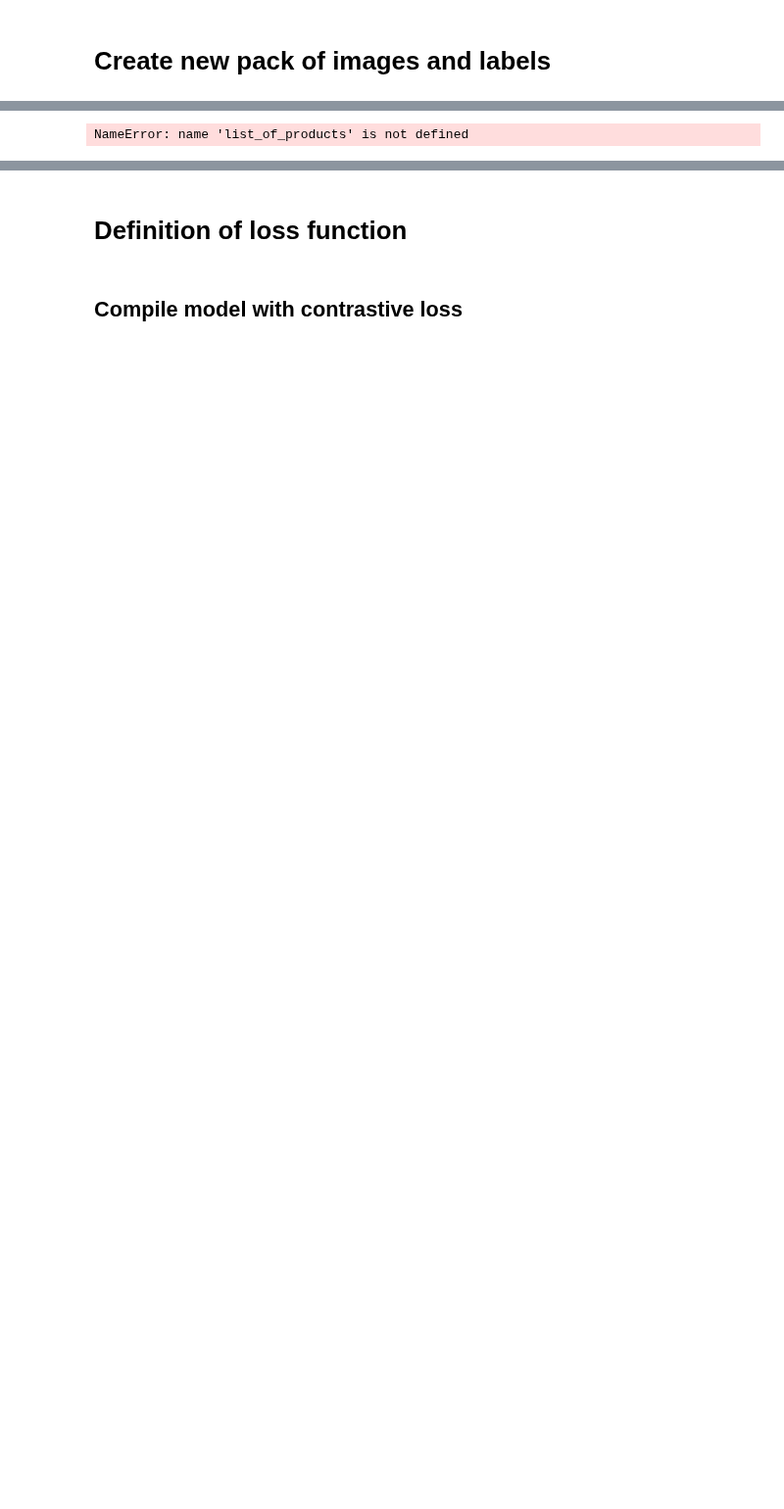
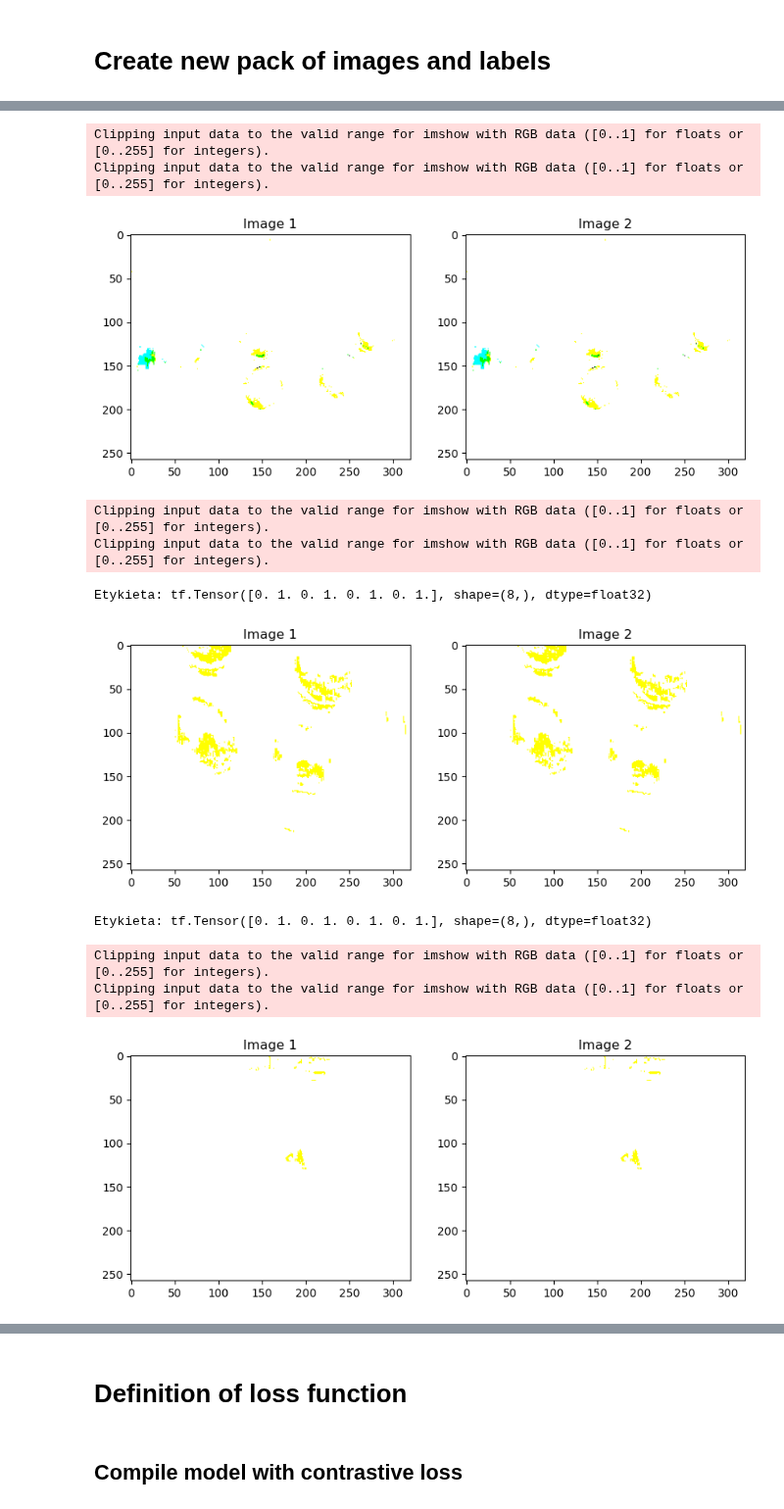
Before and after one commit to c100rczyk/Team_project_PWR, a Jupyter notebook: Contrastive_loss.ipynb, the cells around one changed output, grey strips where cells are left out. Shown at 98% size. Drawn from its saved outputs; the diff is of its cells as text; code cells hidden in the pictures; blank space fills up the shorter version.

Commit message:
Finding Subfolders in dataset, solved problem with data structure

```diff
--- a/Contrastive_loss.ipynb
+++ b/Contrastive_loss.ipynb
@@ -22,6 +17,6 @@ There are no subclasses
 #HYPERPARAMETERS
 
 epochs = 10
-batch_size = 16
+batch_size = 8
 margin = 1 # margin for contrastive loss
 # %% [markdown]
@@ -95,10 +99,7 @@ class ContrastiveGenerator:
 # %% [markdown]
 # Create object for creating dataset
 # %%
-path = r"Fruits_test"
-number_of_samples = 2
+path = r"/home/c100rczyk/VSCode/InsERT/Fruits"
+number_of_samples = 32
 generator = ContrastiveGenerator(path, number_of_samples)
-# for positive_pair, negative_pair in generator.get_next_element():
-#     print(positive_pair)
-#     print(negative_pair)
 # %% [output]
@@ -155,10 +153,7 @@ NameError: name 'list_of_products' is not defined
 # %% [markdown]
 # Create new pack of images and labels
 # %%
-list_of_products = generate_new_pack_of_images()
-# print(list_of_products[0])
+touple_of_products = generate_new_pack_of_images()
 
-X = np.array([item[:-1] for item in list_of_products])
-y = np.array([item[-1] for item in list_of_products])
-print(X)
+print(touple_of_products)
 # %% [output]
@@ -168,19 +163,29 @@ NameError: name 'dataset' is not defined
 # %%
 # wyświetlenie obrazów:
 import numpy
-(img1, img2), label = list_of_products[0]
+for img1, label in touple_of_products:
 
-plt.figure(figsize=(10, 5))
+    plt.figure(figsize=(10, 5))
 
-# Obraz 1
-plt.subplot(1, 2, 1)
-plt.imshow(img1)
-plt.title('Image 1')
-# Obraz 2
-plt.subplot(1, 2, 2)
-plt.imshow(img2)
-plt.title('Image 2')
-plt.show()
-print("Etykieta:", label)
+    # Obraz 1
+    plt.subplot(1, 2, 1)
+    plt.imshow(img1[0][0])
+    plt.title('Image 1')
+    # Obraz 2
+    plt.subplot(1, 2, 2)
+    plt.imshow(img1[0][1])
+    plt.title('Image 2')
+    plt.show()
+    print("Etykieta:", label)
 # %% [output]
-NameError: name 'list_of_products' is not defined
+Clipping input data to the valid range for imshow with RGB data ([0..1] for floats or [0..255] for integers).
+Clipping input data to the valid range for imshow with RGB data ([0..1] for floats or [0..255] for integers).
+[figure, added]
+Clipping input data to the valid range for imshow with RGB data ([0..1] for floats or [0..255] for integers).
+Clipping input data to the valid range for imshow with RGB data ([0..1] for floats or [0..255] for integers).
+Etykieta: tf.Tensor([0. 1. 0. 1. 0. 1. 0. 1.], shape=(8,), dtype=float32)
+[figure, added]
+Etykieta: tf.Tensor([0. 1. 0. 1. 0. 1. 0. 1.], shape=(8,), dtype=float32)
+Clipping input data to the valid range for imshow with RGB data ([0..1] for floats or [0..255] for integers).
+Clipping input data to the valid range for imshow with RGB data ([0..1] for floats or [0..255] for integers).
+[figure, added]
```
Also changed, not shown: parts of 19 cells of this notebook.
